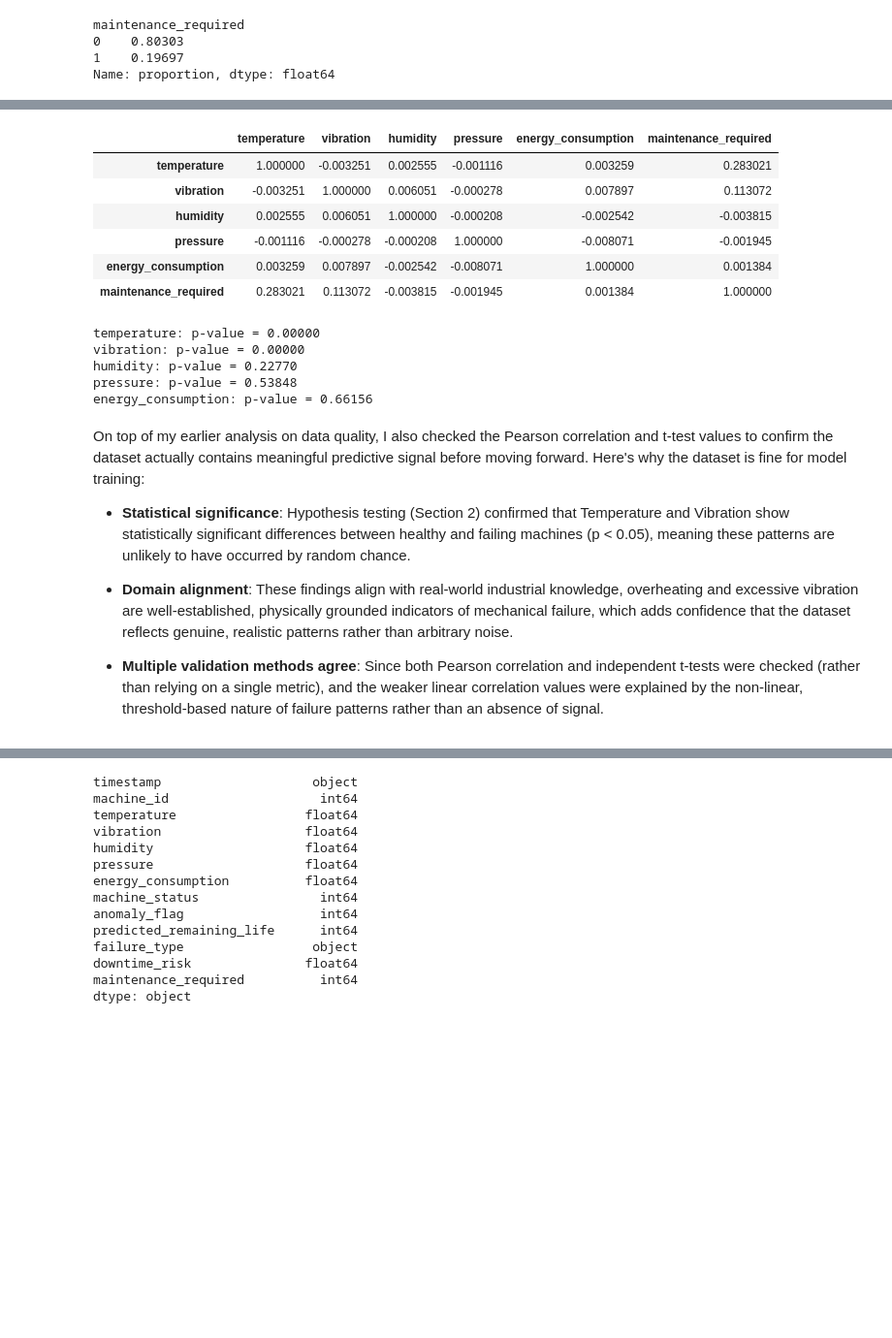
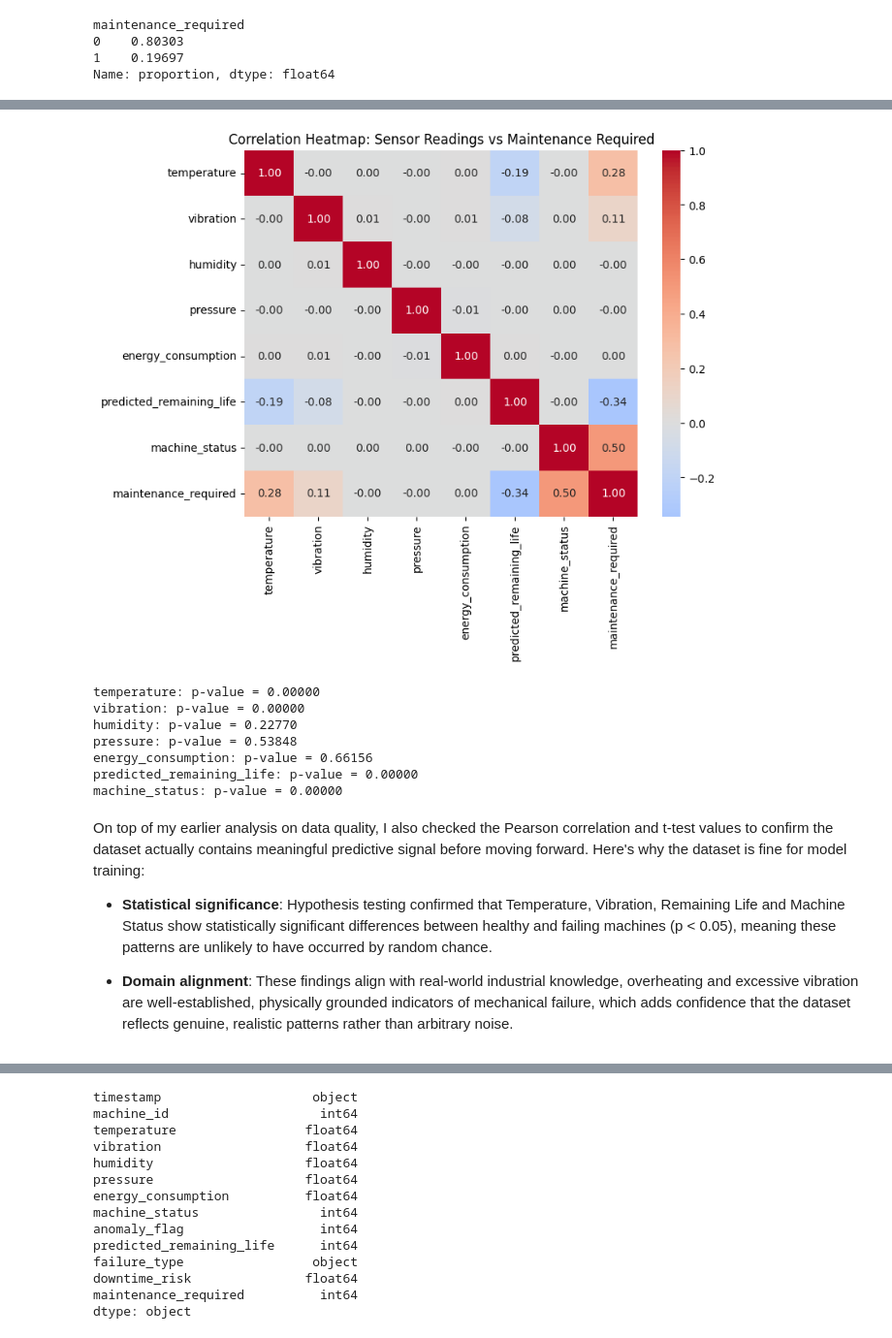
Before and after one commit to keoner/IT3385_mlops, a Jupyter notebook: notebooks/1.0_EDA.ipynb, the cells around one changed output, grey strips where cells are left out. Shown at 97% size. Saved outputs shown, nothing was run; the diff lists cells and outputs as text; code cells hidden in the pictures; blank space fills up the shorter version.

```diff
--- a/notebooks/1.0_EDA.ipynb
+++ b/notebooks/1.0_EDA.ipynb
@@ -37,0 +42,2 @@ import pandas as pd
+# %%
+cfg = load_config()
@@ -38,5 +62,5 @@ import pandas as pd
 # %%
-df = pd.read_csv("../data/raw/smart_manufacturing_data.csv")
+df = pd.read_csv(cfg.data.raw_path)
 # %% [markdown]
 # 2.0 Statistical Exploratory Data Analysis (EDA)
 In this section, I will dive into the dataset and perform standard statistical analysis to explore and find out the underlying structure, quality, and characteristics of the data before any cleaning or feature engineering takes place. This includes examining the shape and data types of each column, checking for missing values and duplicates, reviewing summary statistics (mean, median, standard deviation, min/max) for numerical sensor readings, and understanding the distribution of categorical variables such as Machine_Status and Failure_Type. The goal of this stage is purely descriptive, understanding what the data actually looks like and laying the groundwork for the cleaning steps that follows in the next notebook.
@@ -146,6 +179,8 @@ maintenance_required
 1    0.19697
 Name: proportion, dtype: float64
 # %%
-numeric_cols = ['temperature', 'vibration', 'humidity', 'pressure', 'energy_consumption']
+# Check coefficient of variation (see if values are spread out)
+# Insight: All the values showed meaningful variability so they can all be kept in the model training process
+numeric_cols = ['temperature', 'vibration', 'humidity', 'pressure', 'energy_consumption', 'predicted_remaining_life', 'machine_status']
 df[numeric_cols].std() / df[numeric_cols].mean()
 # %% [output]
@@ -158,20 +200,19 @@ dtype: float64
 # %%
-df[numeric_cols + ['maintenance_required']].corr()
+plt.figure(figsize=(8, 6))
+sns.heatmap(
+    df[numeric_cols + ['maintenance_required']].corr(),
+    annot=True, fmt='.2f', cmap='coolwarm', center=0
+)
+plt.title('Correlation Heatmap: Sensor Readings vs Maintenance Required')
+plt.show()
 # %% [output]
-|  | temperature | vibration | humidity | pressure | energy_consumption | maintenance_required |
-| temperature | 1.000000 | -0.003251 | 0.002555 | -0.001116 | 0.003259 | 0.283021 |
-| vibration | -0.003251 | 1.000000 | 0.006051 | -0.000278 | 0.007897 | 0.113072 |
-| humidity | 0.002555 | 0.006051 | 1.000000 | -0.000208 | -0.002542 | -0.003815 |
-| pressure | -0.001116 | -0.000278 | -0.000208 | 1.000000 | -0.008071 | -0.001945 |
-| energy_consumption | 0.003259 | 0.007897 | -0.002542 | -0.008071 | 1.000000 | 0.001384 |
-| maintenance_required | 0.283021 | 0.113072 | -0.003815 | -0.001945 | 0.001384 | 1.000000 |
+[figure, added]
 # %%
 # Compare average sensor readings: healthy machines vs machines needing maintenance
 df.groupby('maintenance_required')[numeric_cols].mean()
 
 # Check if each sensor's difference between the two groups is "real" or just random chance
 # (p-value < 0.05 = the difference is unlikely to be a coincidence)
-from scipy import stats
 for col in numeric_cols:
     healthy = df[df['maintenance_required']==0][col]
     needs_maint = df[df['maintenance_required']==1][col]
@@ -183,12 +224,12 @@ vibration: p-value = 0.00000
 humidity: p-value = 0.22770
 pressure: p-value = 0.53848
 energy_consumption: p-value = 0.66156
+predicted_remaining_life: p-value = 0.00000
+machine_status: p-value = 0.00000
 # %% [markdown]
 On top of my earlier analysis on data quality, I also checked the Pearson correlation and t-test values to confirm the dataset actually contains meaningful predictive signal before moving forward. Here's why the dataset is fine for model training:
 
-- **Statistical significance**: Hypothesis testing (Section 2) confirmed that Temperature and Vibration show statistically significant differences between healthy and failing machines (p < 0.05), meaning these patterns are unlikely to have occurred by random chance.
+- **Statistical significance**: Hypothesis testing confirmed that Temperature, Vibration, Remaining Life and Machine Status show statistically significant differences between healthy and failing machines (p < 0.05), meaning these patterns are unlikely to have occurred by random chance.
 
 - **Domain alignment**: These findings align with real-world industrial knowledge, overheating and excessive vibration are well-established, physically grounded indicators of mechanical failure, which adds confidence that the dataset reflects genuine, realistic patterns rather than arbitrary noise.
-
-- **Multiple validation methods agree**: Since both Pearson correlation and independent t-tests were checked (rather than relying on a single metric), and the weaker linear correlation values were explained by the non-linear, threshold-based nature of failure patterns rather than an absence of signal.
 # %% [markdown]
```
Also changed, not shown: parts of 24 cells of this notebook, 5 other files.
